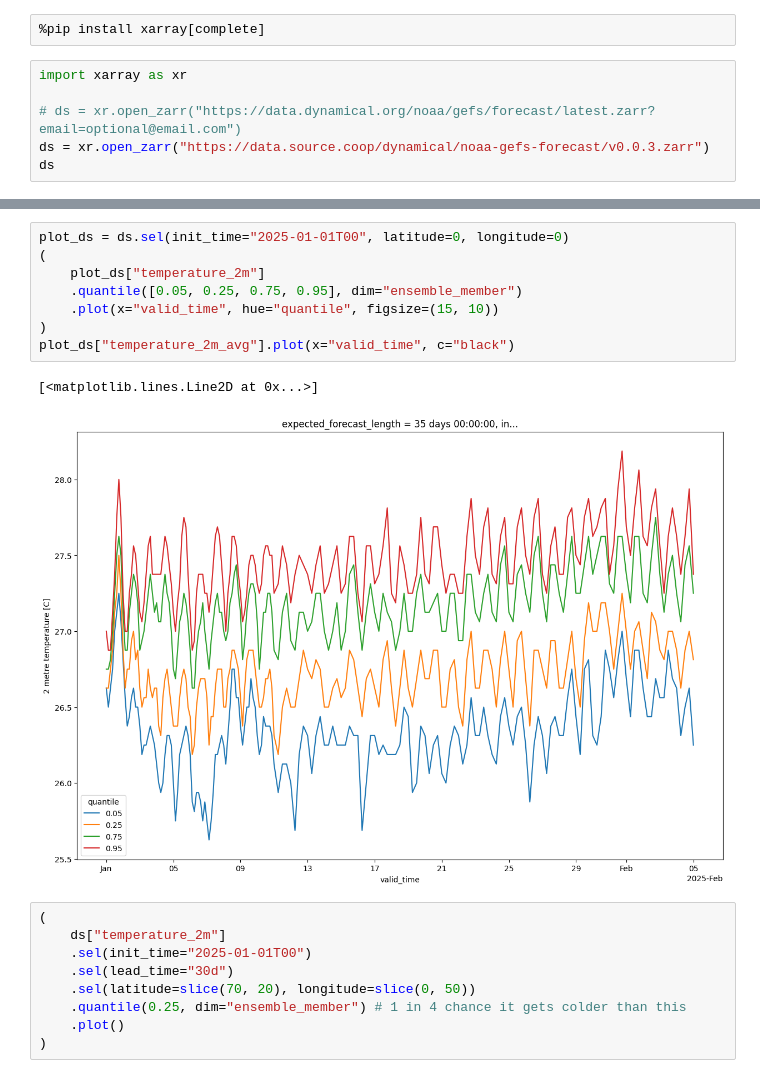
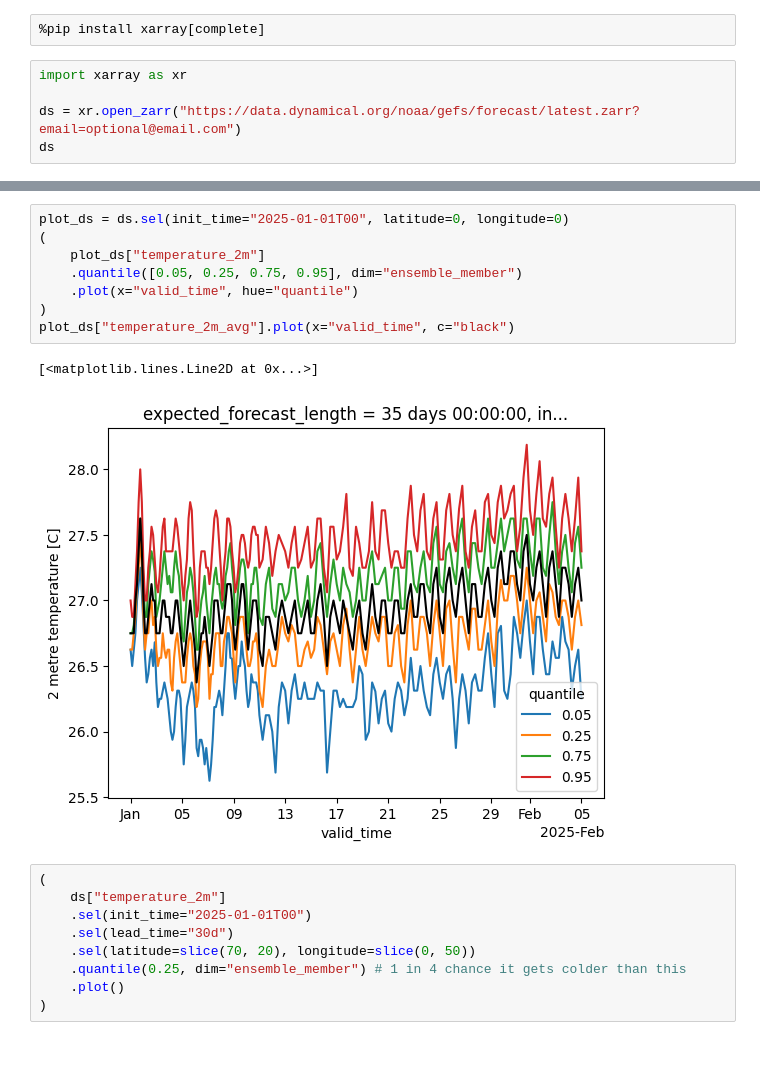
Before and after one commit to dynamical-org/notebooks, a Jupyter notebook: noaa-gefs-forecast.ipynb, the cells around one changed output, grey strips where cells are left out. Cells and saved outputs as stored; diff of their text form; blank space fills up the shorter version.

```diff
--- a/noaa-gefs-forecast.ipynb
+++ b/noaa-gefs-forecast.ipynb
@@ -3,7 +3,6 @@
 # %%
 import xarray as xr
 
-# ds = xr.open_zarr("https://data.dynamical.org/noaa/gefs/forecast/latest.zarr?email=optional@email.com")
-ds = xr.open_zarr("https://data.source.coop/dynamical/noaa-gefs-forecast/v0.0.3.zarr")
+ds = xr.open_zarr("https://data.dynamical.org/noaa/gefs/forecast/latest.zarr?email=optional@email.com")
 ds
 # %% [output]
@@ -34,14 +33,14 @@ plot_ds["temperature_2m_avg"].plot(x="valid_time", c="black")
 # %%
 plot_ds = ds.sel(init_time="2025-01-01T00", latitude=0, longitude=0)
 (
     plot_ds["temperature_2m"]
     .quantile([0.05, 0.25, 0.75, 0.95], dim="ensemble_member")
-    .plot(x="valid_time", hue="quantile", figsize=(15, 10))
+    .plot(x="valid_time", hue="quantile")
 )
 plot_ds["temperature_2m_avg"].plot(x="valid_time", c="black")
 # %% [output]
 [<matplotlib.lines.Line2D at 0x...>]
-[figure, old version]
+[figure, new version]
 # %%
 (
     ds["temperature_2m"]
```
Also changed, not shown: parts of 3 cells of this notebook.
